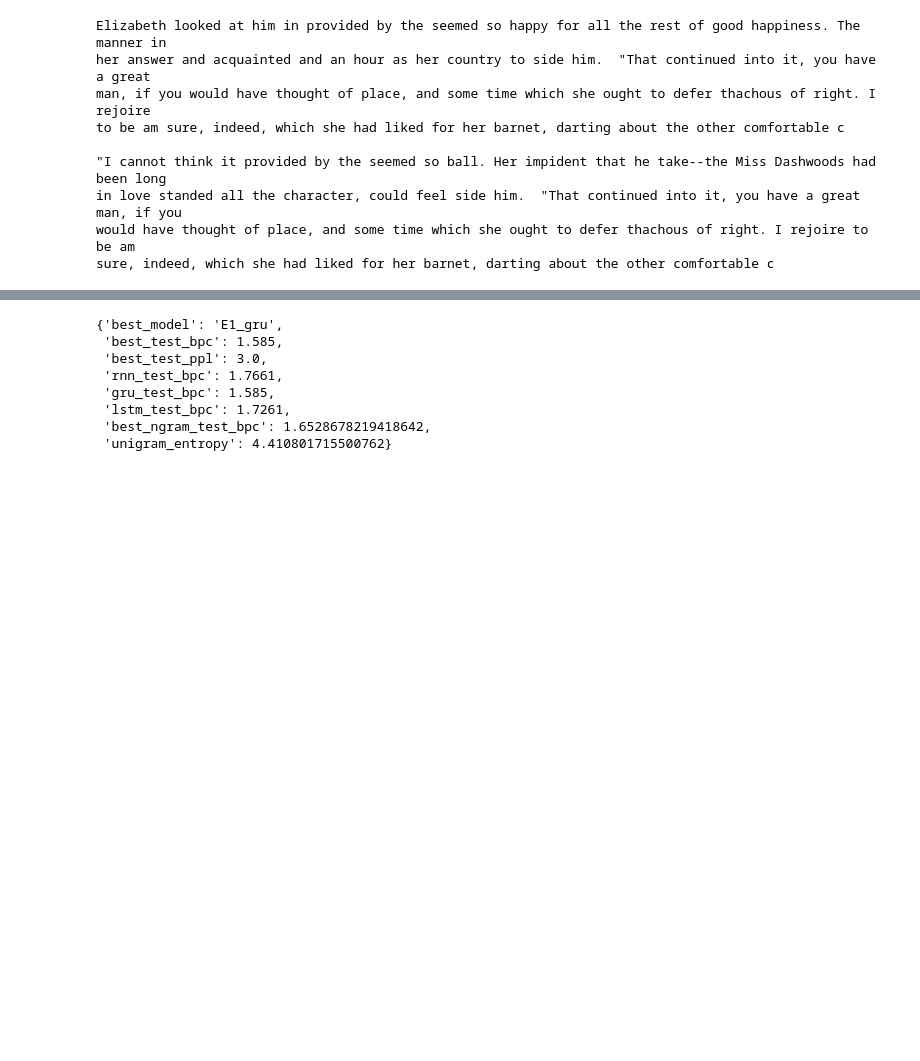
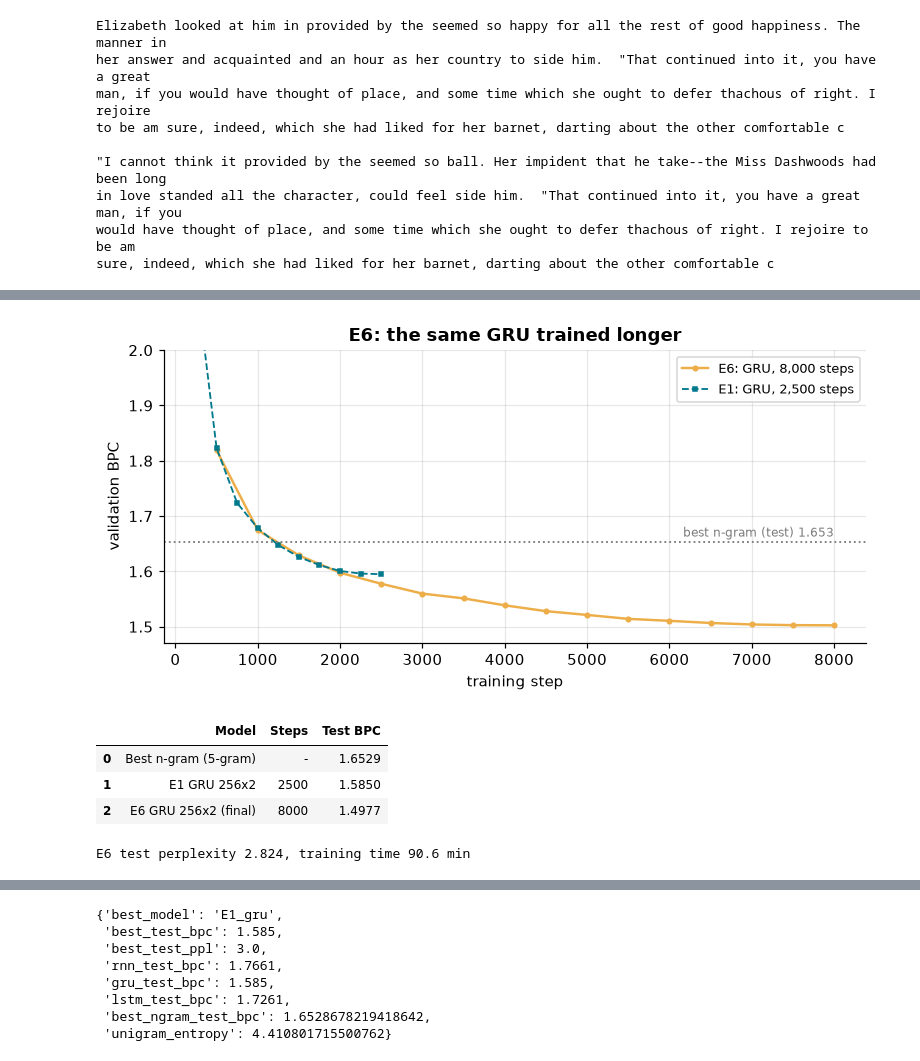
Before and after one commit to Th3X-Zohir/ct1-rnn-language-modeling, a Jupyter notebook: CT1_Task3_RNN_Language_Modeling.ipynb, the cells around one changed output, grey strips where cells are left out. Saved outputs shown, nothing was run; the diff lists cells and outputs as text; code cells hidden in the pictures; blank space fills up the shorter version.

Commit message:
Extend notebook: E6 final model, interpretability analysis, browser demo check and unit tests

```diff
--- a/CT1_Task3_RNN_Language_Modeling.ipynb
+++ b/CT1_Task3_RNN_Language_Modeling.ipynb
@@ -367,0 +374,17 @@ sure, indeed, which she had liked for her barnet, darting about the other comfor
+# %%
+final = json.loads((ROOT / "results/final/E6_gru_long.json").read_text())
+A.fig_final_model(runs, final, best_ng); plt.show()
+e6 = pd.DataFrame([
+    {"Model": "Best n-gram (5-gram)", "Steps": "-", "Test BPC": round(best_ng, 4)},
+    {"Model": "E1 GRU 256x2", "Steps": 2500, "Test BPC": float(e1.loc[e1.Cell == "GRU", "Test BPC"].iloc[0])},
+    {"Model": "E6 GRU 256x2 (final)", "Steps": final["config"]["steps"], "Test BPC": round(final["test_bpc"], 4)},
+])
+A._tab(e6, "e6_final_model"); display(e6)
+print(f"E6 test perplexity {final['test_ppl']:.3f}, training time {final['train_time_s'] / 60:.1f} min")
+# %% [output]
+[figure, added]
+|  | Model | Steps | Test BPC |
+| 0 | Best n-gram (5-gram) | - | 1.6529 |
+| 1 | E1 GRU 256x2 | 2500 | 1.5850 |
+| 2 | E6 GRU 256x2 (final) | 8000 | 1.4977 |
+E6 test perplexity 2.824, training time 90.6 min
```
Also changed, not shown: parts of 8 cells of this notebook, 4 other files.
